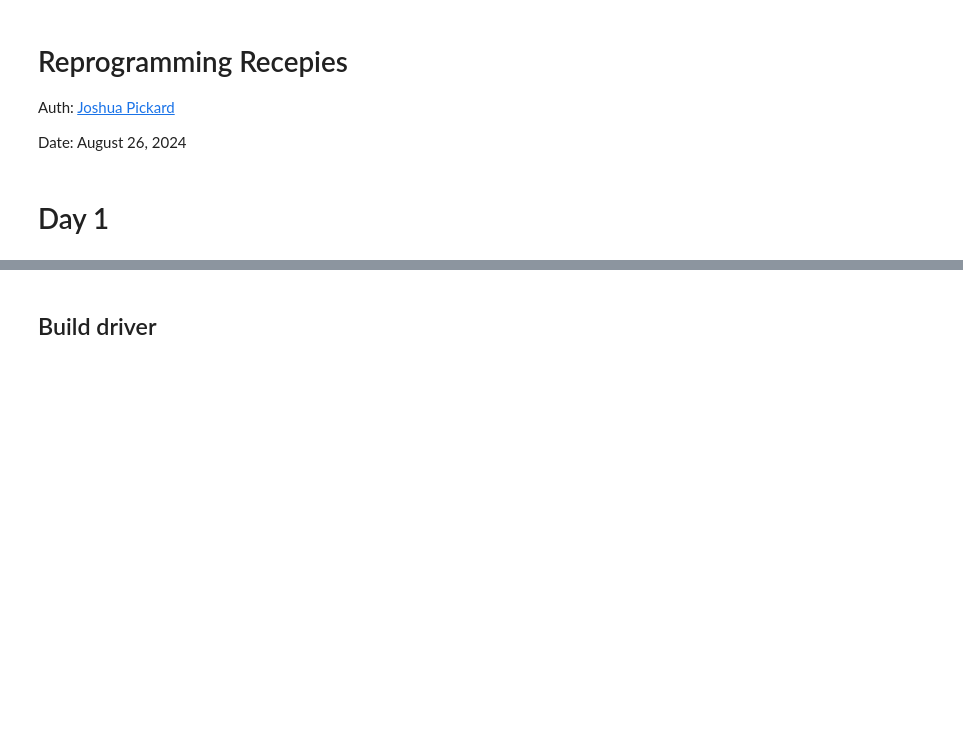
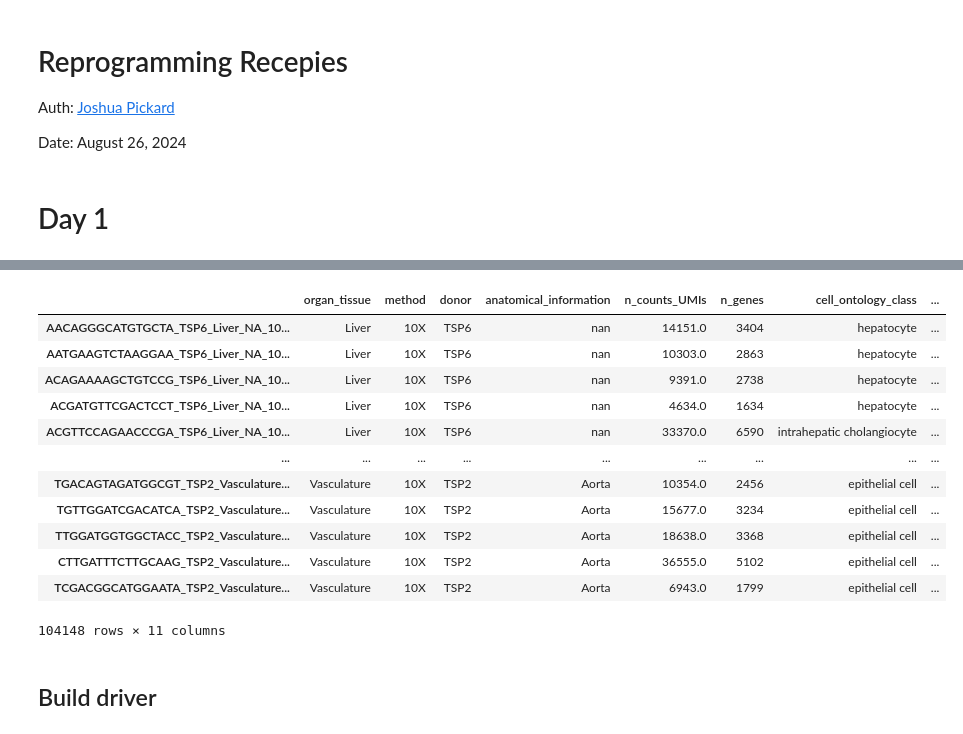
Before and after one commit to Jpickard1/scFoundationModels, a Jupyter notebook: notebooks/reprogramming/reprogramming-recipies-jpic.ipynb, the cells around one changed output, grey strips where cells are left out. Drawn from its saved outputs; the diff is of its cells as text; code cells hidden in the pictures; blank space fills up the shorter version.

```diff
--- a/notebooks/reprogramming/reprogramming-recipies-jpic.ipynb
+++ b/notebooks/reprogramming/reprogramming-recipies-jpic.ipynb
@@ -12,3 +88,19 @@ import scanpy as sp
+# %%
+adata.obs
+# %% [output]
+|  | organ_tissue | method | donor | anatomical_information | n_counts_UMIs | n_genes | cell_ontology_class | ... |
+| AACAGGGCATGTGCTA_TSP6_Liver_NA_10... | Liver | 10X | TSP6 | nan | 14151.0 | 3404 | hepatocyte | ... |
+| AATGAAGTCTAAGGAA_TSP6_Liver_NA_10... | Liver | 10X | TSP6 | nan | 10303.0 | 2863 | hepatocyte | ... |
+| ACAGAAAAGCTGTCCG_TSP6_Liver_NA_10... | Liver | 10X | TSP6 | nan | 9391.0 | 2738 | hepatocyte | ... |
+| ACGATGTTCGACTCCT_TSP6_Liver_NA_10... | Liver | 10X | TSP6 | nan | 4634.0 | 1634 | hepatocyte | ... |
+| ACGTTCCAGAACCCGA_TSP6_Liver_NA_10... | Liver | 10X | TSP6 | nan | 33370.0 | 6590 | intrahepatic cholangiocyte | ... |
+| ... | ... | ... | ... | ... | ... | ... | ... | ... |
+| TGACAGTAGATGGCGT_TSP2_Vasculature... | Vasculature | 10X | TSP2 | Aorta | 10354.0 | 2456 | epithelial cell | ... |
+| TGTTGGATCGACATCA_TSP2_Vasculature... | Vasculature | 10X | TSP2 | Aorta | 15677.0 | 3234 | epithelial cell | ... |
+| TTGGATGGTGGCTACC_TSP2_Vasculature... | Vasculature | 10X | TSP2 | Aorta | 18638.0 | 3368 | epithelial cell | ... |
+| CTTGATTTCTTGCAAG_TSP2_Vasculature... | Vasculature | 10X | TSP2 | Aorta | 36555.0 | 5102 | epithelial cell | ... |
+| TCGACGGCATGGAATA_TSP2_Vasculature... | Vasculature | 10X | TSP2 | Aorta | 6943.0 | 1799 | epithelial cell | ... |
+104148 rows × 11 columns
 # %% [markdown]
 ## Build driver
 # %%
```
Also changed, not shown: parts of 10 cells of this notebook.
